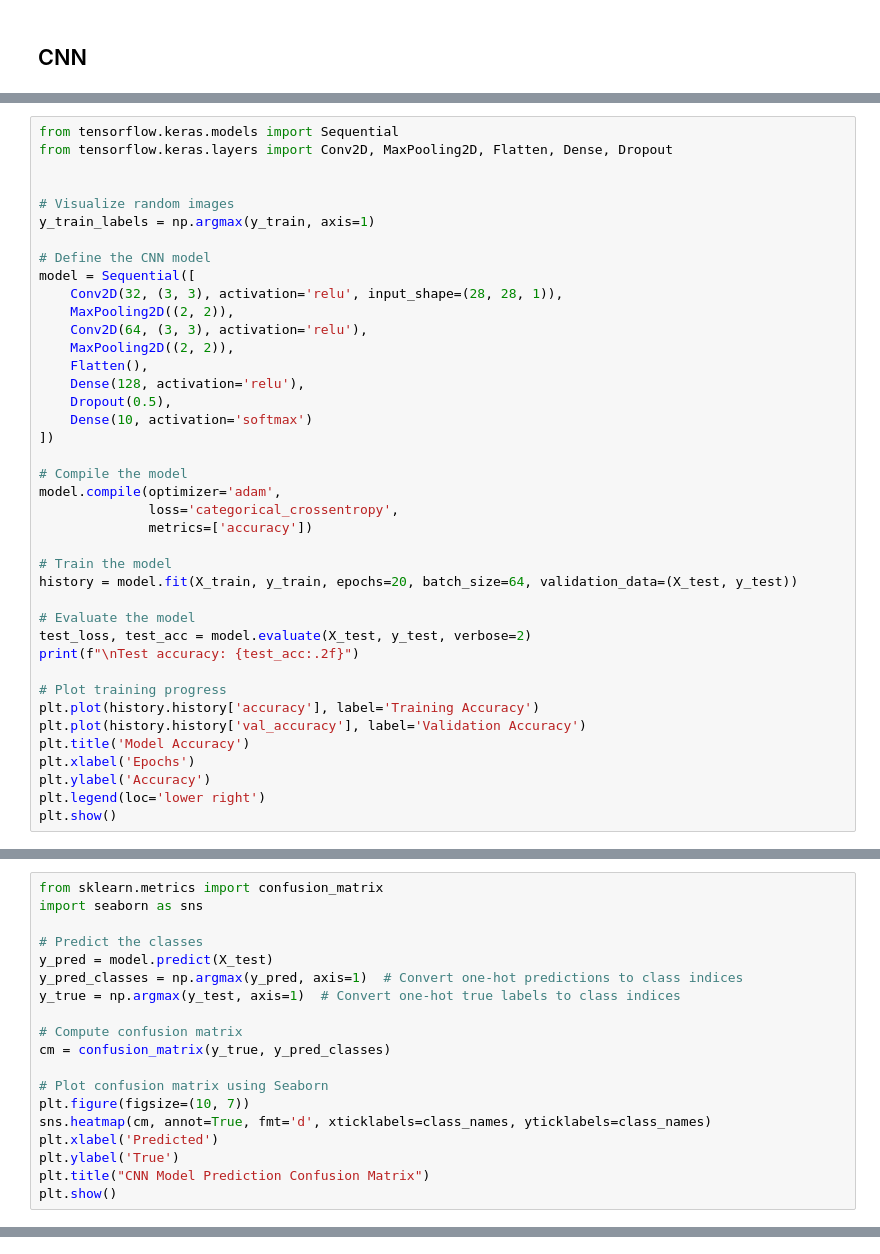
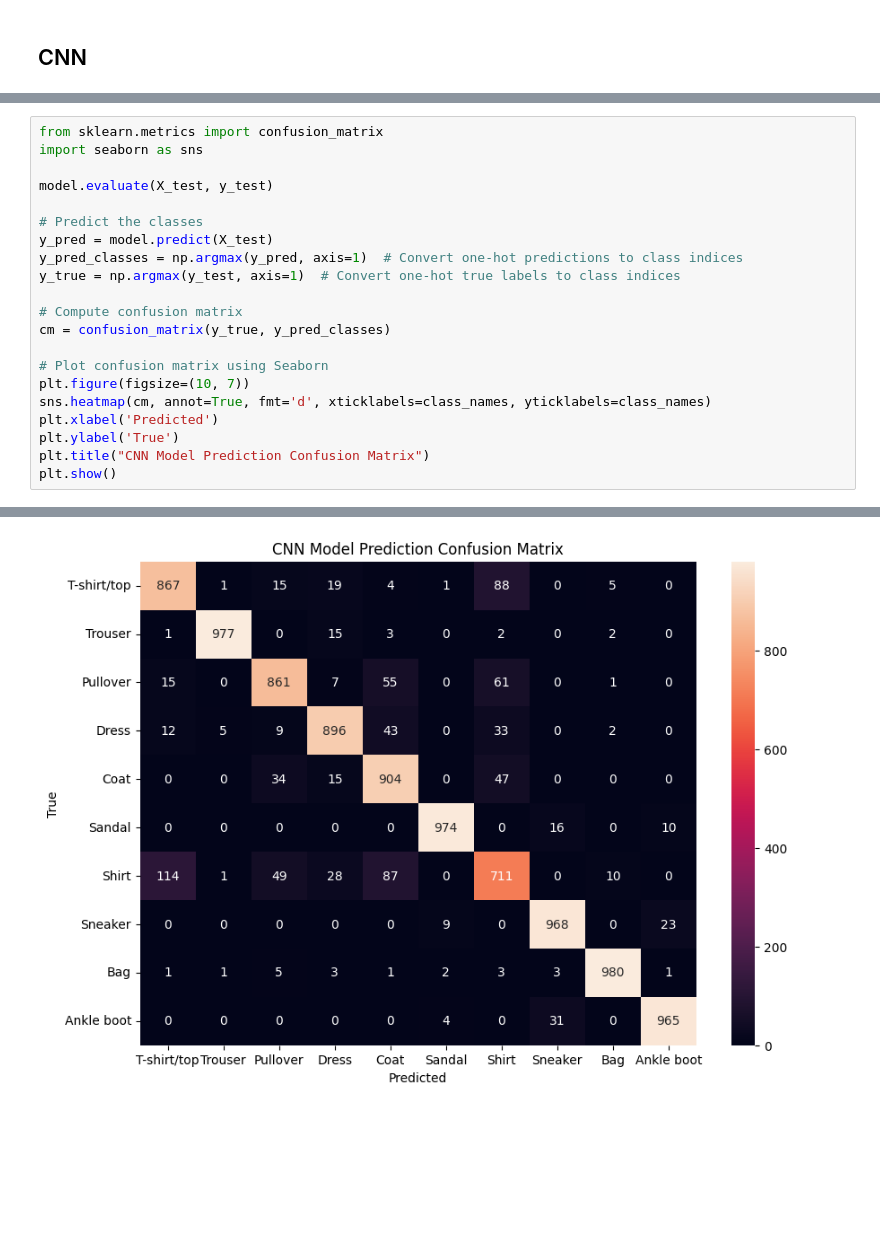
Before and after one commit to tiriltk/FYSSTK4155, a Jupyter notebook: Project3/project3code.ipynb, the cells around one changed output, grey strips where cells are left out. Drawn from its saved outputs; the diff is of its cells as text; blank space fills up the shorter version.

```diff
--- a/Project3/project3code.ipynb
+++ b/Project3/project3code.ipynb
@@ -135,43 +151,3 @@ AxisError: axis 1 is out of bounds for array of dimension 1
-# %%
-from tensorflow.keras.models import Sequential
-from tensorflow.keras.layers import Conv2D, MaxPooling2D, Flatten, Dense, Dropout
-
-
-# Visualize random images
-y_train_labels = np.argmax(y_train, axis=1)
-
-# Define the CNN model
-model = Sequential([
-    Conv2D(32, (3, 3), activation='relu', input_shape=(28, 28, 1)),
-    MaxPooling2D((2, 2)),
-    Conv2D(64, (3, 3), activation='relu'),
-    MaxPooling2D((2, 2)),
-    Flatten(),
-    Dense(128, activation='relu'),
-    Dropout(0.5),
-    Dense(10, activation='softmax')
-])
-
-# Compile the model
-model.compile(optimizer='adam',
-              loss='categorical_crossentropy',
-              metrics=['accuracy'])
-
-# Train the model
-history = model.fit(X_train, y_train, epochs=20, batch_size=64, validation_data=(X_test, y_test))
-
-# Evaluate the model
-test_loss, test_acc = model.evaluate(X_test, y_test, verbose=2)
-print(f"\nTest accuracy: {test_acc:.2f}")
-
-# Plot training progress
-plt.plot(history.history['accuracy'], label='Training Accuracy')
-plt.plot(history.history['val_accuracy'], label='Validation Accuracy')
-plt.title('Model Accuracy')
-plt.xlabel('Epochs')
-plt.ylabel('Accuracy')
-plt.legend(loc='lower right')
-plt.show()
 # %%
 import matplotlib.pyplot as plt
 
@@ -201,6 +179,8 @@ plt.show()
 # %%
 from sklearn.metrics import confusion_matrix
 import seaborn as sns
+
+model.evaluate(X_test, y_test)
 
 # Predict the classes
 y_pred = model.predict(X_test)
@@ -217,3 +197,4 @@ plt.xlabel('Predicted')
 plt.ylabel('True')
 plt.title("CNN Model Prediction Confusion Matrix")
 plt.show()
+# %% [output]
@@ -220,2 +203,3 @@ plt.show()
+[figure, added]
 # %%
 from sklearn.metrics import confusion_matrix, ConfusionMatrixDisplay
```
Also changed, not shown: parts of 4 cells of this notebook.
